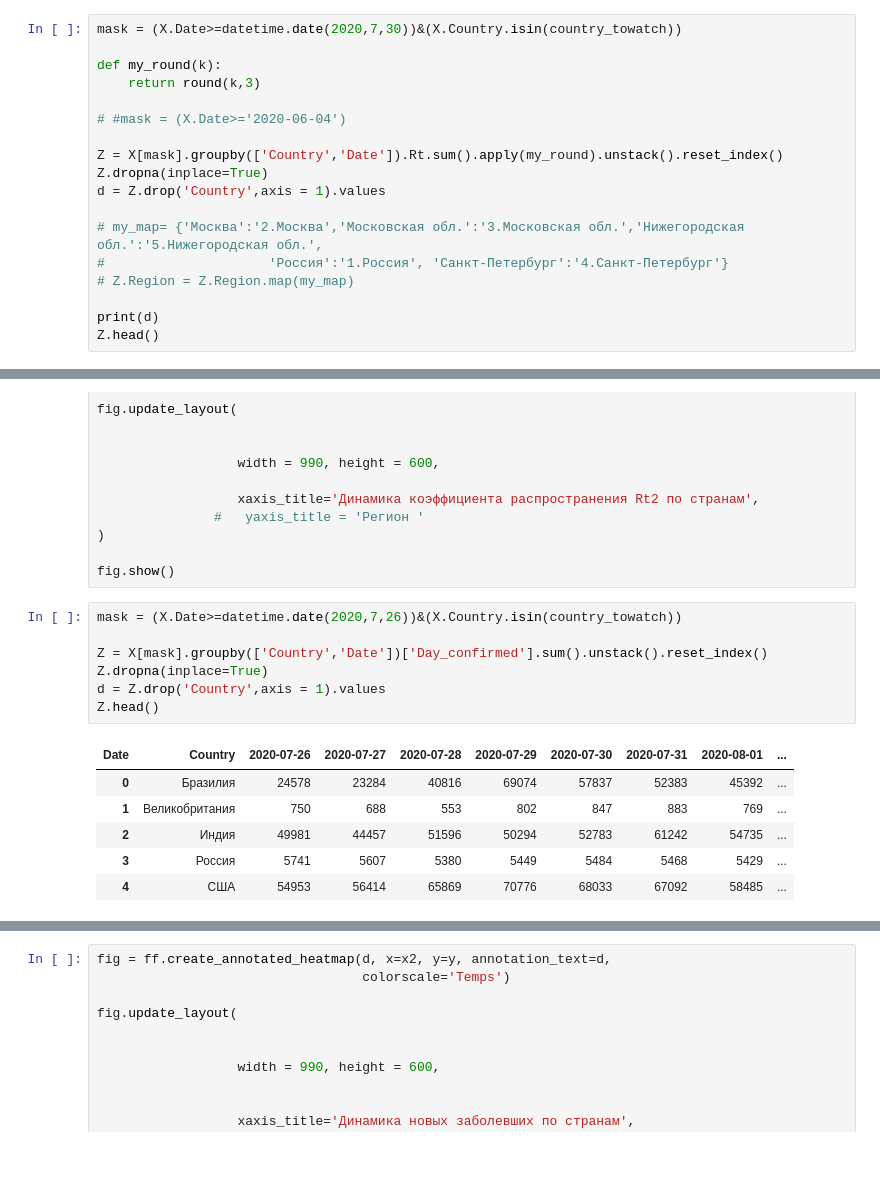
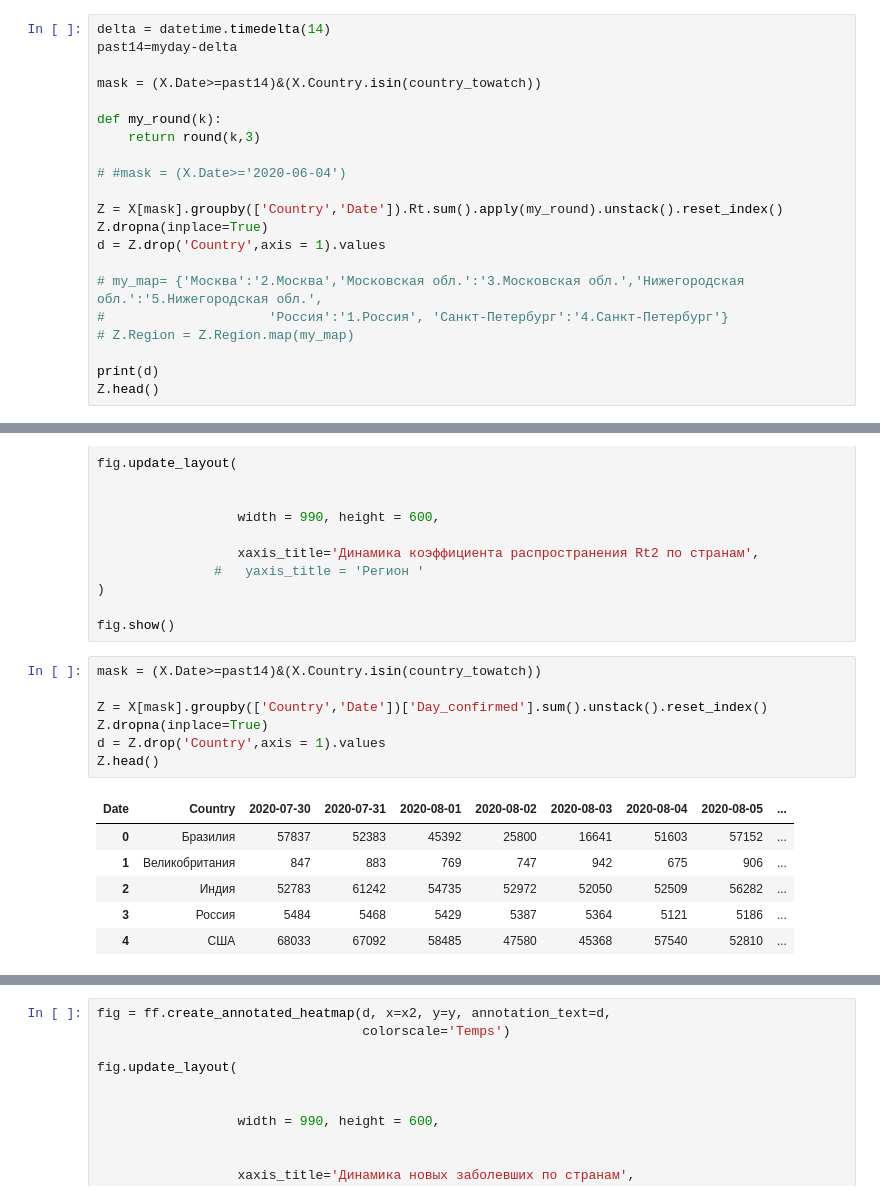
Before and after one commit to Vityel/Covid-19, a Jupyter notebook: covid_yandex_world-x.ipynb, the cells around one changed output, grey strips where cells are left out. Drawn from its saved outputs; the diff is of its cells as text; blank space fills up the shorter version.

```diff
--- a/covid_yandex_world-x.ipynb
+++ b/covid_yandex_world-x.ipynb
@@ -445,7 +445,10 @@ fig.update_layout(
 
 fig.show()
 # %%
-mask = (X.Date>=datetime.date(2020,7,30))&(X.Country.isin(country_towatch))
+delta = datetime.timedelta(14)
+past14=myday-delta
+
+mask = (X.Date>=past14)&(X.Country.isin(country_towatch))
 
 def my_round(k):
     return round(k,3)
@@ -565,19 +568,19 @@ fig.update_layout(
 
 fig.show()
 # %%
-mask = (X.Date>=datetime.date(2020,7,26))&(X.Country.isin(country_towatch))
+mask = (X.Date>=past14)&(X.Country.isin(country_towatch))
 
 Z = X[mask].groupby(['Country','Date'])['Day_confirmed'].sum().unstack().reset_index()
 Z.dropna(inplace=True)
 d = Z.drop('Country',axis = 1).values
 Z.head()
 # %% [output]
-| Date | Country | 2020-07-26 | 2020-07-27 | 2020-07-28 | 2020-07-29 | 2020-07-30 | 2020-07-31 | 2020-08-01 | ... |
-| 0 | Бразилия | 24578 | 23284 | 40816 | 69074 | 57837 | 52383 | 45392 | ... |
-| 1 | Великобритания | 750 | 688 | 553 | 802 | 847 | 883 | 769 | ... |
-| 2 | Индия | 49981 | 44457 | 51596 | 50294 | 52783 | 61242 | 54735 | ... |
-| 3 | Россия | 5741 | 5607 | 5380 | 5449 | 5484 | 5468 | 5429 | ... |
-| 4 | США | 54953 | 56414 | 65869 | 70776 | 68033 | 67092 | 58485 | ... |
+| Date | Country | 2020-07-30 | 2020-07-31 | 2020-08-01 | 2020-08-02 | 2020-08-03 | 2020-08-04 | 2020-08-05 | ... |
+| 0 | Бразилия | 57837 | 52383 | 45392 | 25800 | 16641 | 51603 | 57152 | ... |
+| 1 | Великобритания | 847 | 883 | 769 | 747 | 942 | 675 | 906 | ... |
+| 2 | Индия | 52783 | 61242 | 54735 | 52972 | 52050 | 52509 | 56282 | ... |
+| 3 | Россия | 5484 | 5468 | 5429 | 5387 | 5364 | 5121 | 5186 | ... |
+| 4 | США | 68033 | 67092 | 58485 | 47580 | 45368 | 57540 | 52810 | ... |
 # %%
 
 
```
Also changed, not shown: parts of 10 cells of this notebook, 5 other files.
